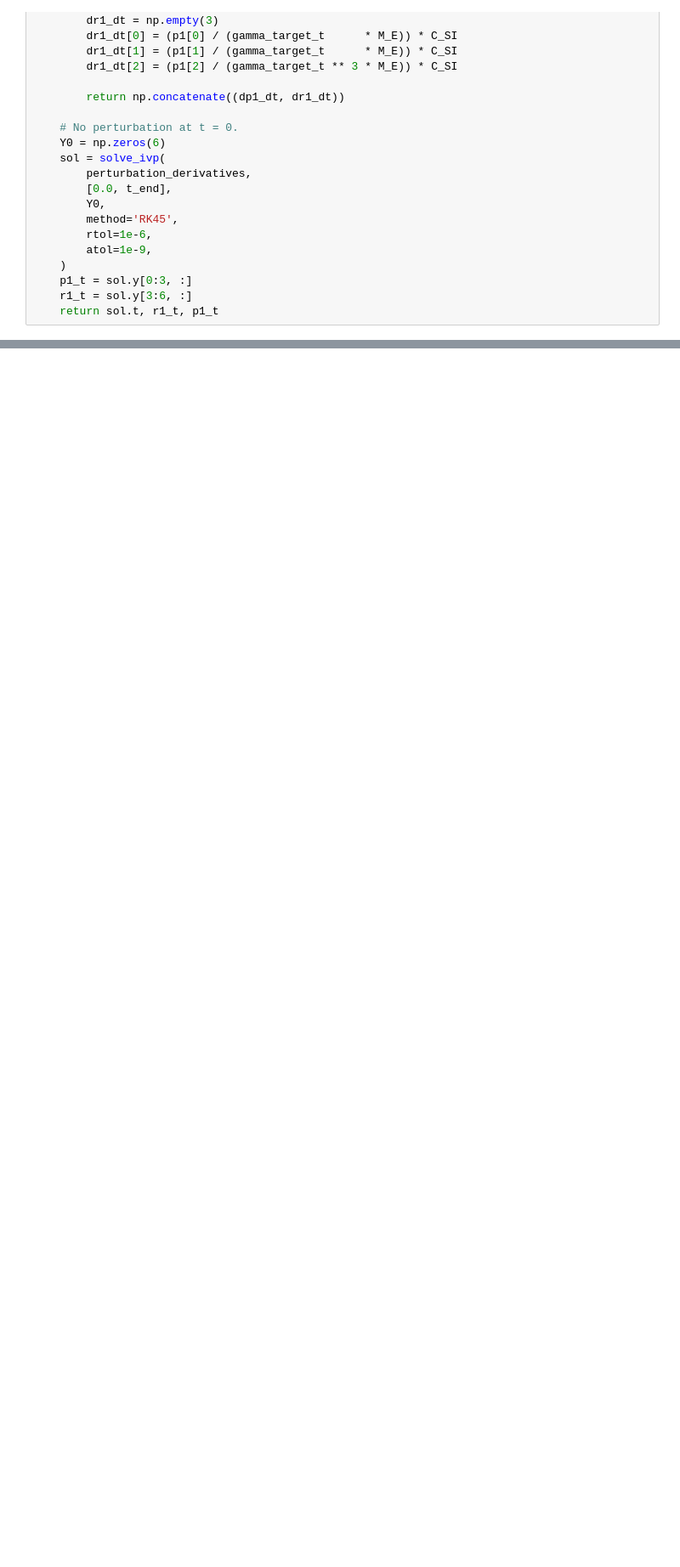
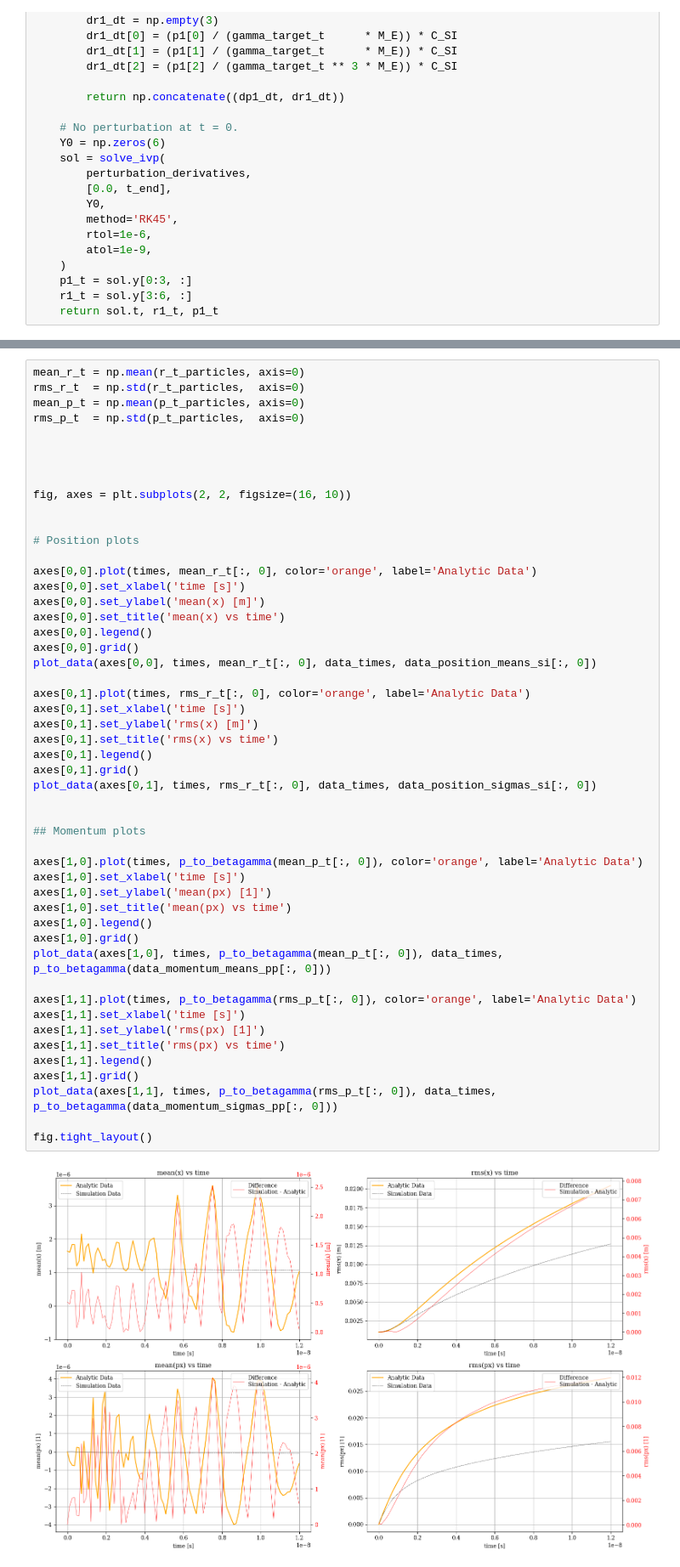
Before and after one commit to alexanderwischmann/FS26-semester-project, a Jupyter notebook: python/analytic_3d_simple_perturbation.ipynb, the cells around one changed output, grey strips where cells are left out. Shown at 85% size. Saved outputs shown, nothing was run; the diff lists cells and outputs as text; blank space fills up the shorter version.

```diff
--- a/python/analytic_3d_simple_perturbation.ipynb
+++ b/python/analytic_3d_simple_perturbation.ipynb
@@ -576 +580,53 @@ Text(0.5, 1.0, '$pz_i$ vs time')
+# %%
+mean_r_t = np.mean(r_t_particles, axis=0)
+rms_r_t  = np.std(r_t_particles,  axis=0)
+mean_p_t = np.mean(p_t_particles, axis=0)
+rms_p_t  = np.std(p_t_particles,  axis=0)
+
+
+
+
+fig, axes = plt.subplots(2, 2, figsize=(16, 10))
+
+
+# Position plots
+
+axes[0,0].plot(times, mean_r_t[:, 0], color='orange', label='Analytic Data')
+axes[0,0].set_xlabel('time [s]')
+axes[0,0].set_ylabel('mean(x) [m]')
+axes[0,0].set_title('mean(x) vs time')
+axes[0,0].legend()
+axes[0,0].grid()
+plot_data(axes[0,0], times, mean_r_t[:, 0], data_times, data_position_means_si[:, 0])
+
+axes[0,1].plot(times, rms_r_t[:, 0], color='orange', label='Analytic Data')
+axes[0,1].set_xlabel('time [s]')
+axes[0,1].set_ylabel('rms(x) [m]')
+axes[0,1].set_title('rms(x) vs time')
+axes[0,1].legend()
+axes[0,1].grid()
+plot_data(axes[0,1], times, rms_r_t[:, 0], data_times, data_position_sigmas_si[:, 0])
+
+
+## Momentum plots
+
+axes[1,0].plot(times, p_to_betagamma(mean_p_t[:, 0]), color='orange', label='Analytic Data')
+axes[1,0].set_xlabel('time [s]')
+axes[1,0].set_ylabel('mean(px) [1]')
+axes[1,0].set_title('mean(px) vs time')
+axes[1,0].legend()
+axes[1,0].grid()
+plot_data(axes[1,0], times, p_to_betagamma(mean_p_t[:, 0]), data_times, p_to_betagamma(data_momentum_means_pp[:, 0]))
+
+axes[1,1].plot(times, p_to_betagamma(rms_p_t[:, 0]), color='orange', label='Analytic Data')
+axes[1,1].set_xlabel('time [s]')
+axes[1,1].set_ylabel('rms(px) [1]')
+axes[1,1].set_title('rms(px) vs time')
+axes[1,1].legend()
+axes[1,1].grid()
+plot_data(axes[1,1], times, p_to_betagamma(rms_p_t[:, 0]), data_times, p_to_betagamma(data_momentum_sigmas_pp[:, 0]))
+
+fig.tight_layout()
+# %% [output]
+[figure, added]
 # %%
```
Also changed, not shown: parts of 4 cells of this notebook.
